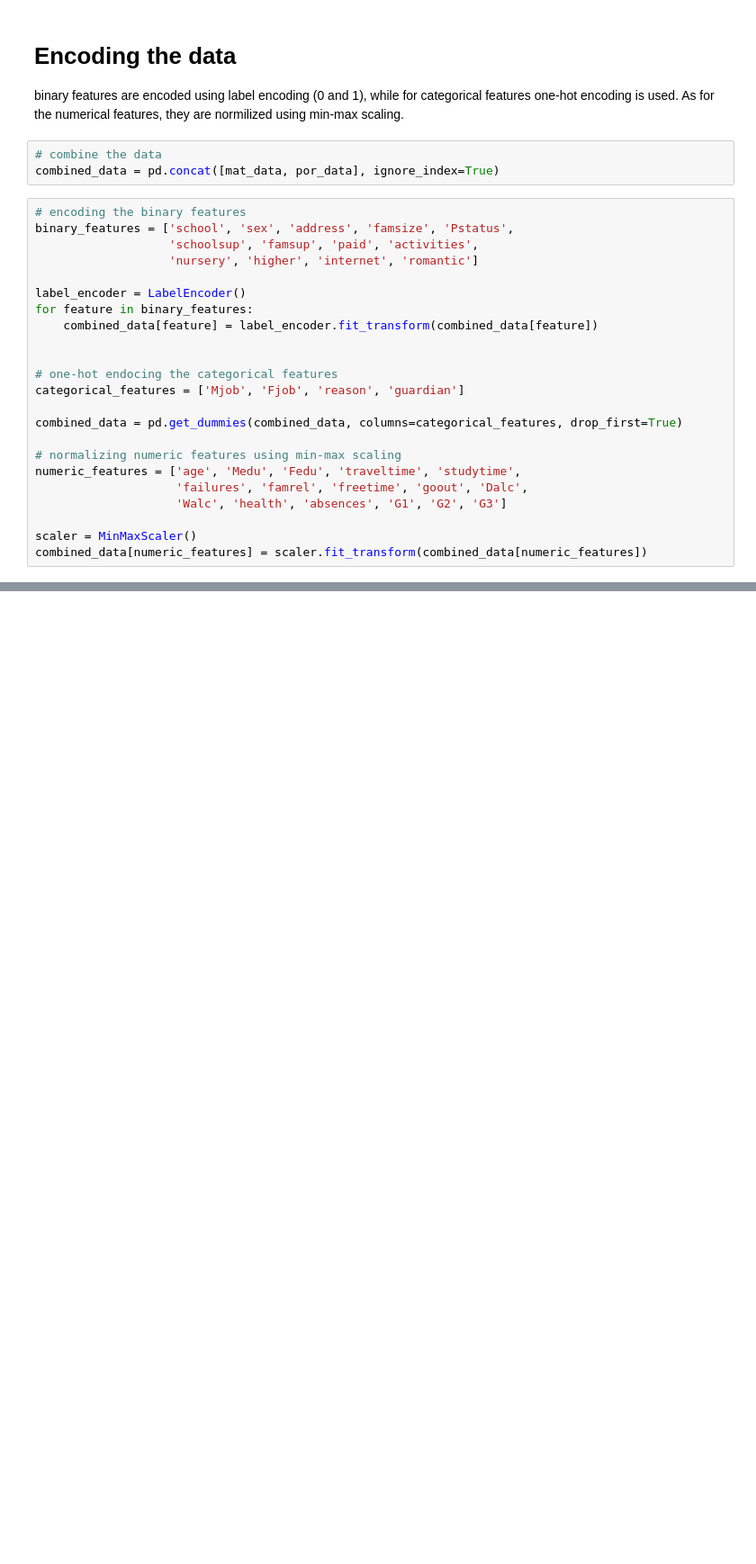
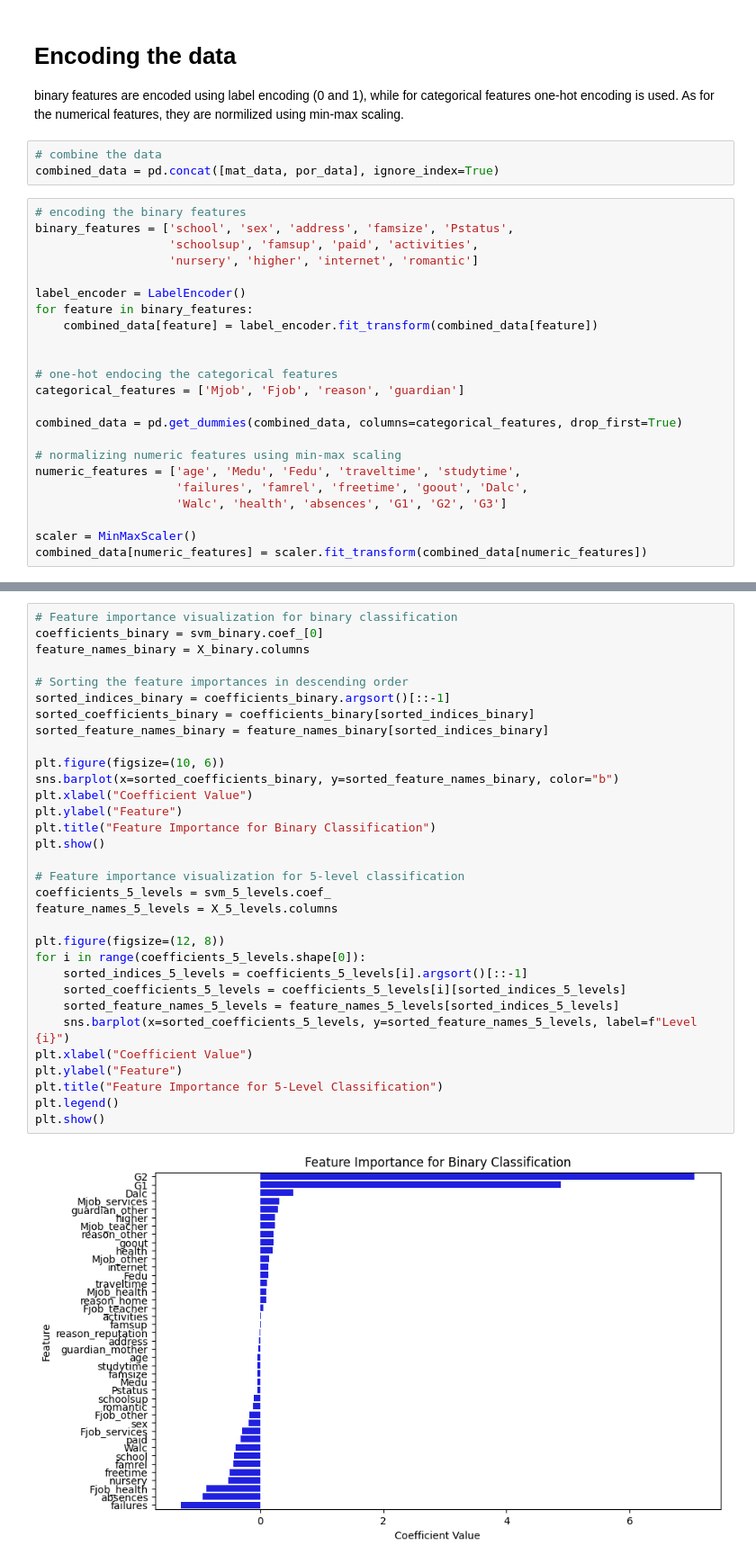
Before and after one commit to en765/projekt-R, a Jupyter notebook: testiranje/klasifikacijski_modeli/combined/SupportVectorMachine.ipynb, the cells around one changed output, grey strips where cells are left out. Shown at 90% size. Drawn from its saved outputs; the diff is of its cells as text; blank space fills up the shorter version.

```diff
--- a/testiranje/klasifikacijski_modeli/combined/SupportVectorMachine.ipynb
+++ b/testiranje/klasifikacijski_modeli/combined/SupportVectorMachine.ipynb
@@ -149,0 +214,34 @@ plt.show()
+# %%
+# Feature importance visualization for binary classification
+coefficients_binary = svm_binary.coef_[0]
+feature_names_binary = X_binary.columns
+
+# Sorting the feature importances in descending order
+sorted_indices_binary = coefficients_binary.argsort()[::-1]
+sorted_coefficients_binary = coefficients_binary[sorted_indices_binary]
+sorted_feature_names_binary = feature_names_binary[sorted_indices_binary]
+
+plt.figure(figsize=(10, 6))
+sns.barplot(x=sorted_coefficients_binary, y=sorted_feature_names_binary, color="b")
+plt.xlabel("Coefficient Value")
+plt.ylabel("Feature")
+plt.title("Feature Importance for Binary Classification")
+plt.show()
+
+# Feature importance visualization for 5-level classification
+coefficients_5_levels = svm_5_levels.coef_
+feature_names_5_levels = X_5_levels.columns
+
+plt.figure(figsize=(12, 8))
+for i in range(coefficients_5_levels.shape[0]):
+    sorted_indices_5_levels = coefficients_5_levels[i].argsort()[::-1]
+    sorted_coefficients_5_levels = coefficients_5_levels[i][sorted_indices_5_levels]
+    sorted_feature_names_5_levels = feature_names_5_levels[sorted_indices_5_levels]
+    sns.barplot(x=sorted_coefficients_5_levels, y=sorted_feature_names_5_levels, label=f"Level {i}")
+plt.xlabel("Coefficient Value")
+plt.ylabel("Feature")
+plt.title("Feature Importance for 5-Level Classification")
+plt.legend()
+plt.show()
+# %% [output]
+[figure, added]
```
Also changed, not shown: parts of 18 cells of this notebook, 4 other files.
